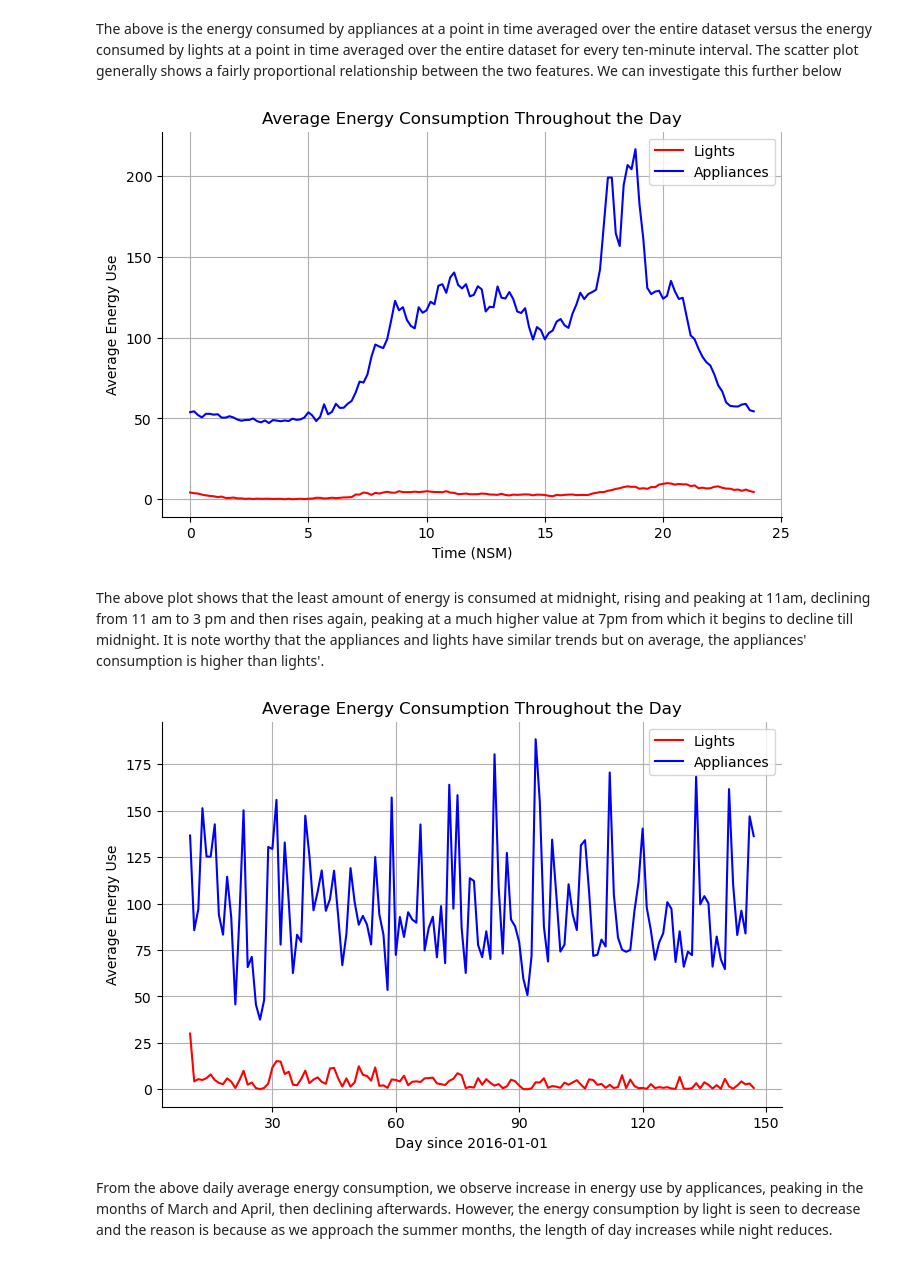
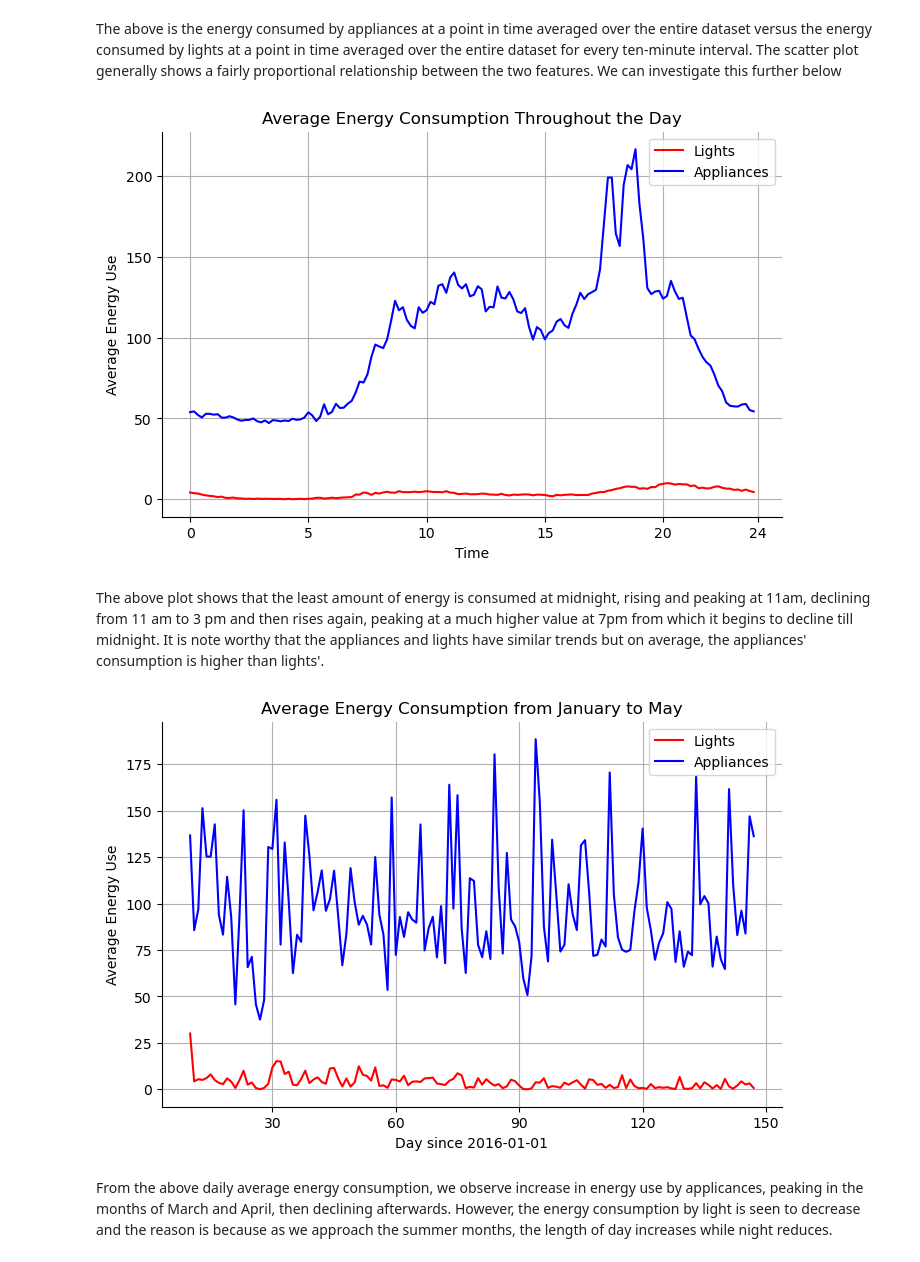
Before and after one commit to faisal9873/capstonerepo, a Jupyter notebook: capstoneSprint1.ipynb, the cells around one changed output. Drawn from its saved outputs; the diff is of its cells as text; code cells hidden in the pictures.

```diff
--- a/capstoneSprint1.ipynb
+++ b/capstoneSprint1.ipynb
@@ -374,23 +382,24 @@ The above is the energy consumed by appliances at a point in time averaged over
 # %%
 # Line plot of average energy consumed by appliances and lights every 10 minutes of the day
 
 import seaborn as sns
 
 plt.figure(figsize=(8, 5))
 
 # scatter plot for average energy consumed by lights versus time (NSM)
 plt.plot(df_energy.groupby("NSM")["lights"].mean().index/3600, df_energy.groupby("NSM")["lights"].mean(), color='red', label='Lights')
 plt.plot(df_energy.groupby("NSM")["Appliances"].mean().index/3600, df_energy.groupby("NSM")["Appliances"].mean(), color='blue', label='Appliances')
 
 plt.title("Average Energy Consumption Throughout the Day")
 plt.xlabel('Time')
 plt.ylabel("Average Energy Use")
+plt.xticks([0,5,10,15,20,24])
 sns.despine()
 plt.legend()
 plt.grid()
 plt.show()
 # %% [output]
-[figure, old version]
+[figure, new version]
 # %% [markdown]
 The above plot shows that the least amount of energy is consumed at midnight, rising and peaking at 11am,
 declining from 11 am to 3 pm and then rises again, peaking at a much higher value at 7pm
@@ -411,7 +420,7 @@ plt.figure(figsize=(8, 5))
 plt.plot(df_energy.groupby("day_number")["lights"].mean().index, df_energy.groupby("day_number")["lights"].mean(), color='red', label='Lights')
 plt.plot(df_energy.groupby("day_number")["Appliances"].mean().index, df_energy.groupby("day_number")["Appliances"].mean(), color='blue', label='Appliances')
 
-plt.title("Average Energy Consumption Throughout the Day")
+plt.title("Average Energy Consumption from January to May")
 plt.xlabel('Day since 2016-01-01')
 plt.ylabel("Average Energy Use")
 plt.xticks([30, 60, 90, 120, 150])
@@ -420,7 +429,7 @@ plt.legend()
 plt.grid()
 plt.show()
 # %% [output]
-[figure, old version]
+[figure, new version]
 # %% [markdown]
 From the above daily average energy consumption, we observe increase in energy use
 by applicances, peaking in the months of March and April, then declining
```
Also changed, not shown: parts of 20 cells of this notebook.
